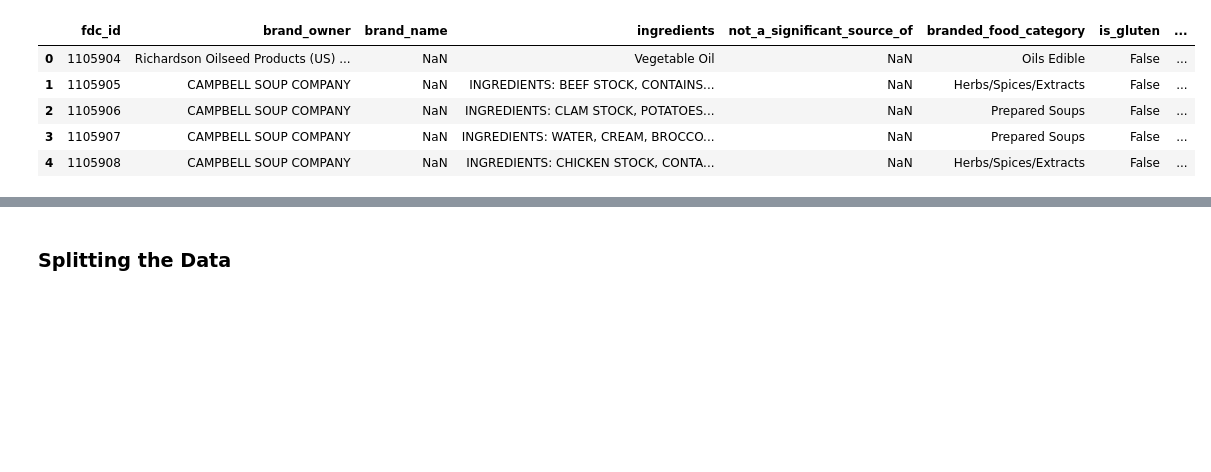
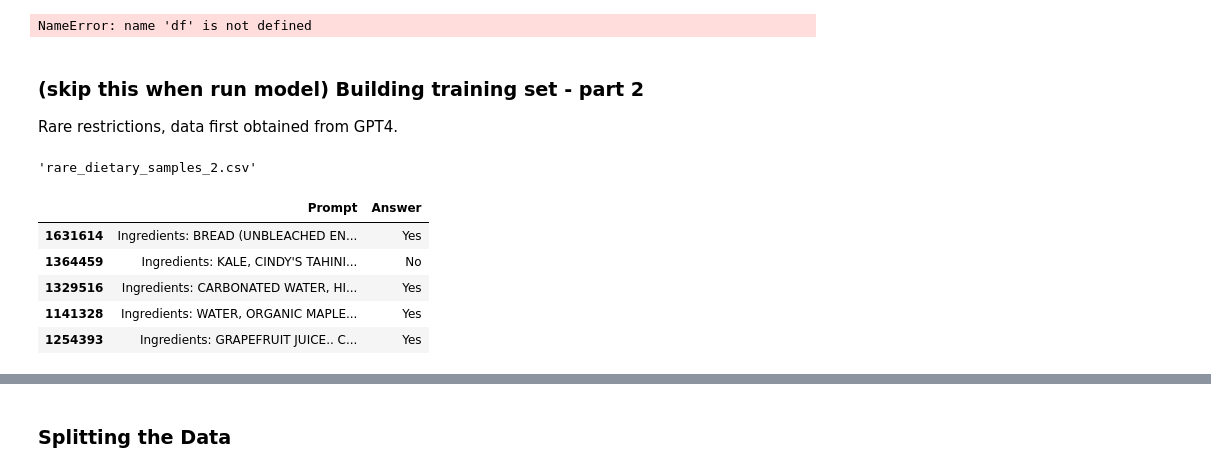
Before and after one commit to nickkluong/mids-w266-spring2024-finalproject-NLVL, a Jupyter notebook: modeling.ipynb, the cells around one changed output, grey strips where cells are left out. Cells and saved outputs as stored; diff of their text form; code cells hidden in the pictures; blank space fills up the shorter version.

Commit message:
cleaned up the modeling file

```diff
--- a/modeling.ipynb
+++ b/modeling.ipynb
@@ -10,2 +36,3 @@ from tensorflow.keras.models import Model
 # %%
-df = pd.read_csv('data.csv')
+df_with_label = pd.read_csv('df_with_label.csv')
+df_with_label.head()
@@ -11,0 +54,14 @@ df = pd.read_csv('data.csv')
+# %%
+def generate_prompt(row):
+    prompt = f"Ingredients: {row['ingredients']}. Category: {row['branded_food_category']}."
+    #prompt += f" Gluten: {'Yes' if row['is_gluten'] else 'No'}, Meat: {'Yes' if row['contains_meat'] else 'No'}, Shellfish: {'Yes' if row['contains_shellfish'] else 'No'}, Nuts: {'Yes' if row['contains_nuts'] else 'No'}, Diary: {'Yes' if row['contains_diary'] else 'No'}, Soy: {'Yes' if row['contains_soy'] else 'No'}, Egg: {'Yes' if row['contains_egg'] else 'No'}, Animal Byproducts: {'Yes' if row['contains_animal_byproducts'] else 'No'}."
+    #prompt += f" Vegan: {'Yes' if row['is_vegan'] else 'No'}, Vegetarian: {'Yes' if row['is_vegetarian'] else 'No'}, Pescatarian: {'Yes' if row['is_pescatarian'] else 'No'}."
+    if row['not_a_significant_source_of'] == row['not_a_significant_source_of']:
+      prompt += f"Not a significant source of: {row['not_a_significant_source_of']}."
+    return prompt
+
+# Apply the function to each row in the DataFrame
+df['ingredient_prompt'] = df.apply(generate_prompt, axis=1)
+df.head(2)
+# %% [output]
+NameError: name 'df' is not defined
@@ -11,0 +107,3 @@ df = pd.read_csv('data.csv')
+# %%
+small_set = processed_df.sample(n=1500, random_state=42)
+small_set.shape
@@ -11,0 +131,35 @@ df = pd.read_csv('data.csv')
+# %% [markdown]
+### (skip this when run model) Building training set - part 2
+Rare restrictions, data first obtained from GPT4.
+# %%
+import random
+
+# Simulating more rare dietary restrictions and preferences
+rare_dietary_restr = [
+    "Alpha-gal Syndrome", "Histamine Intolerance", "favism", "with Phenylketonuria", "sensitive to nickel",
+    "not feeling like mushroom", "don't like spinach", "a buddhist", "a muslim", 'Hindu',
+    "on keto", "on a paleo diet"
+]
+
+# Generate 500 samples with simulated answers for rare diets
+random.seed(42)  # For reproducibility
+
+rare_samples = []
+for _ in range(500):
+    # Randomly pick a dietary restriction
+    diet = random.choice(rare_dietary_restr)
+    # Randomly pick a row from the dataset
+    row = df.sample(n=1).iloc[0]
+    prompt = f"{row['ingredient_prompt']} I am {diet}, can I have this dish or not?"
+    rare_samples.append([row.index, prompt])
+
+# Convert to DataFrame for saving
+rare_samples_df = pd.DataFrame(rare_samples, columns=["Index", "Prompt"])
+
+# Save the DataFrame to a CSV file for manual review
+csv_file_path = "rare_dietary_samples_2.csv"
+rare_samples_df.to_csv(csv_file_path, index=False)
+
+csv_file_path
+# %% [output]
+'rare_dietary_samples_2.csv'
@@ -12,9 +178,20 @@ df = pd.read_csv('data.csv')
+# %%
+#Prompt for chatGPT-4: For each of the question below, give me an answer of yes or no, without any other words.
+#then append the ingredient prompt and the question.
+#Lastly, we manually went through the answers to and correct the ones that GPT 4 got wrong.
+#Final dataset are in answers_dietary_restrictions.csv
+
+rare_df = pd.read_csv('answers_dietary_restrictions.csv')
+# this set also contains chat GPT 4 answers
+rare_df_for_modeling = rare_df[["Prompt", "Answer"]]
+
+final_df = pd.concat([small_set, rare_df_for_modeling])
 # %%
-df.head()
+final_df.head()
 # %% [output]
-|  | fdc_id | brand_owner | brand_name | ingredients | not_a_significant_source_of | branded_food_category | is_gluten | ... |
-| 0 | 1105904 | Richardson Oilseed Products (US) ... | NaN | Vegetable Oil | NaN | Oils Edible | False | ... |
-| 1 | 1105905 | CAMPBELL SOUP COMPANY | NaN | INGREDIENTS: BEEF STOCK, CONTAINS... | NaN | Herbs/Spices/Extracts | False | ... |
-| 2 | 1105906 | CAMPBELL SOUP COMPANY | NaN | INGREDIENTS: CLAM STOCK, POTATOES... | NaN | Prepared Soups | False | ... |
-| 3 | 1105907 | CAMPBELL SOUP COMPANY | NaN | INGREDIENTS: WATER, CREAM, BROCCO... | NaN | Prepared Soups | False | ... |
-| 4 | 1105908 | CAMPBELL SOUP COMPANY | NaN | INGREDIENTS: CHICKEN STOCK, CONTA... | NaN | Herbs/Spices/Extracts | False | ... |
+|  | Prompt | Answer |
+| 1631614 | Ingredients: BREAD (UNBLEACHED EN... | Yes |
+| 1364459 | Ingredients: KALE, CINDY'S TAHINI... | No |
+| 1329516 | Ingredients: CARBONATED WATER, HI... | Yes |
+| 1141328 | Ingredients: WATER, ORGANIC MAPLE... | Yes |
+| 1254393 | Ingredients: GRAPEFRUIT JUICE.. C... | Yes |
```
Also changed, not shown: parts of 110 cells of this notebook.
